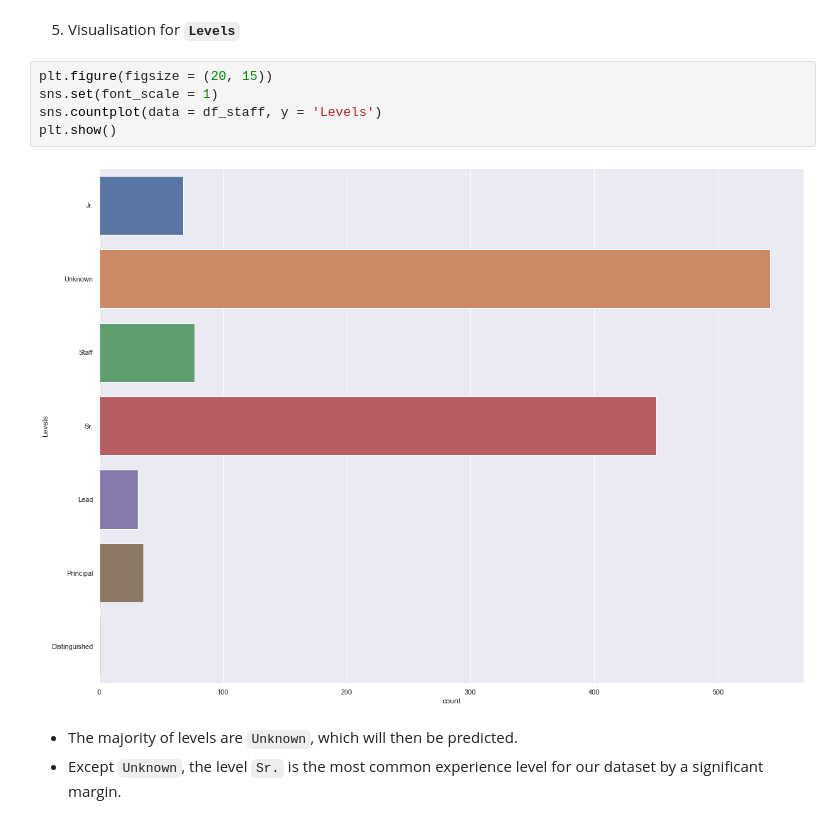
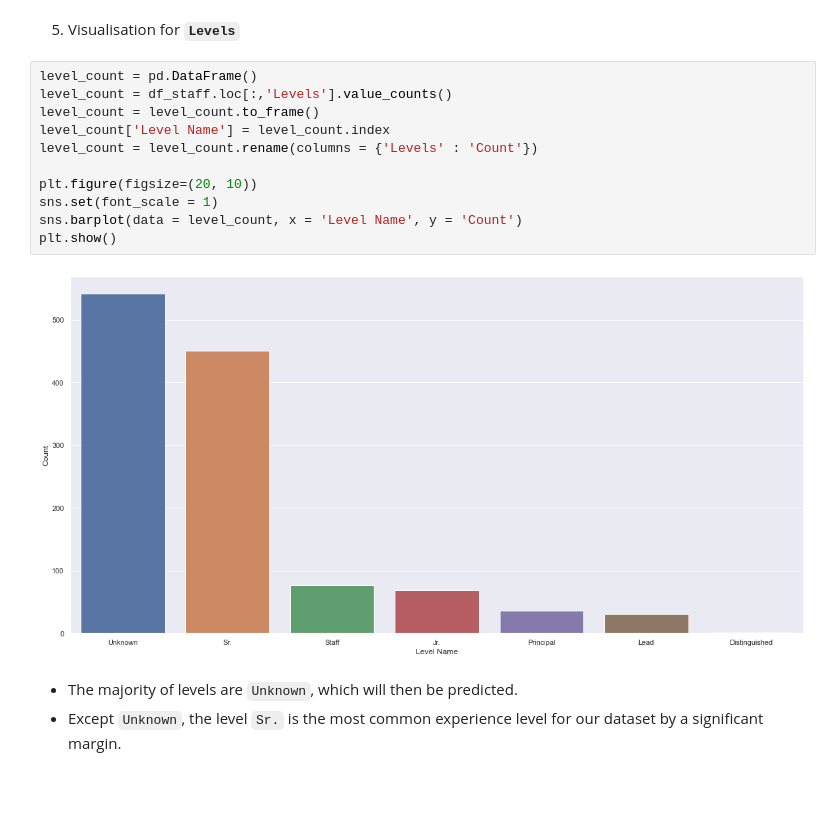
Before and after one commit to Junzhee/SC1015, a Jupyter notebook: mini_project/Data Science Job Postings and Salaries Analysis.ipynb, the cells around one changed output. Saved outputs shown, nothing was run; the diff lists cells and outputs as text; blank space fills up the shorter version.

```diff
--- a/mini_project/Data Science Job Postings and Salaries Analysis.ipynb
+++ b/mini_project/Data Science Job Postings and Salaries Analysis.ipynb
@@ -302,12 +294,18 @@ plt.show()
 # %% [markdown]
 5. Visualisation for **`Levels`**
 # %%
-plt.figure(figsize = (20, 15))
+level_count = pd.DataFrame()
+level_count = df_staff.loc[:,'Levels'].value_counts()
+level_count = level_count.to_frame()
+level_count['Level Name'] = level_count.index
+level_count = level_count.rename(columns = {'Levels' : 'Count'})
+
+plt.figure(figsize=(20, 10))
 sns.set(font_scale = 1)
-sns.countplot(data = df_staff, y = 'Levels')
+sns.barplot(data = level_count, x = 'Level Name', y = 'Count')
 plt.show()
 # %% [output]
-[figure, old version]
+[figure, new version]
 # %% [markdown]
 - The majority of levels are `Unknown`, which will then be predicted.
 - Except `Unknown`, the level `Sr.` is the most common experience level for our dataset by a significant margin.
```
Also changed, not shown: parts of 20 cells of this notebook, 5 other files.
